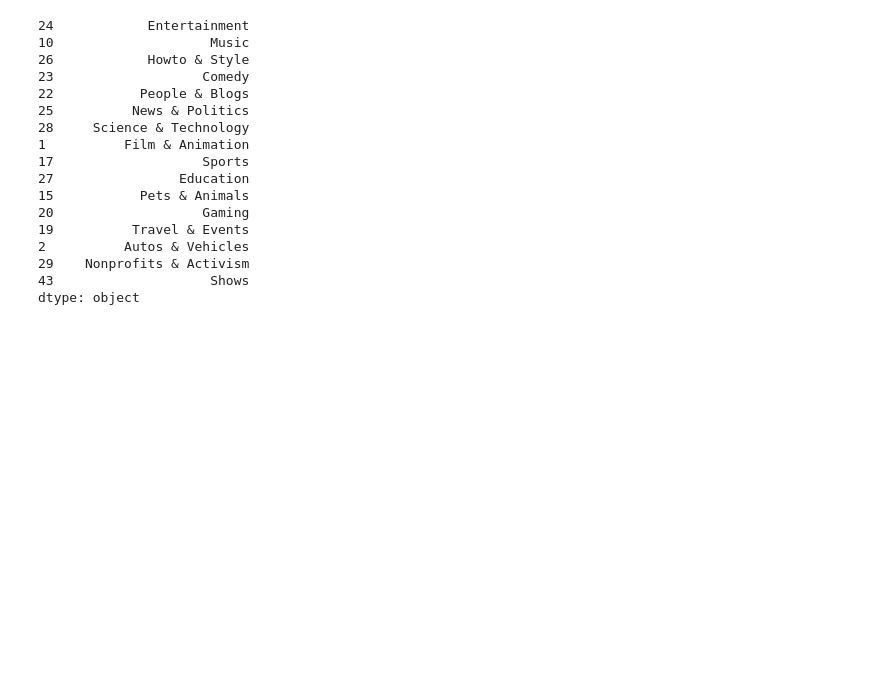
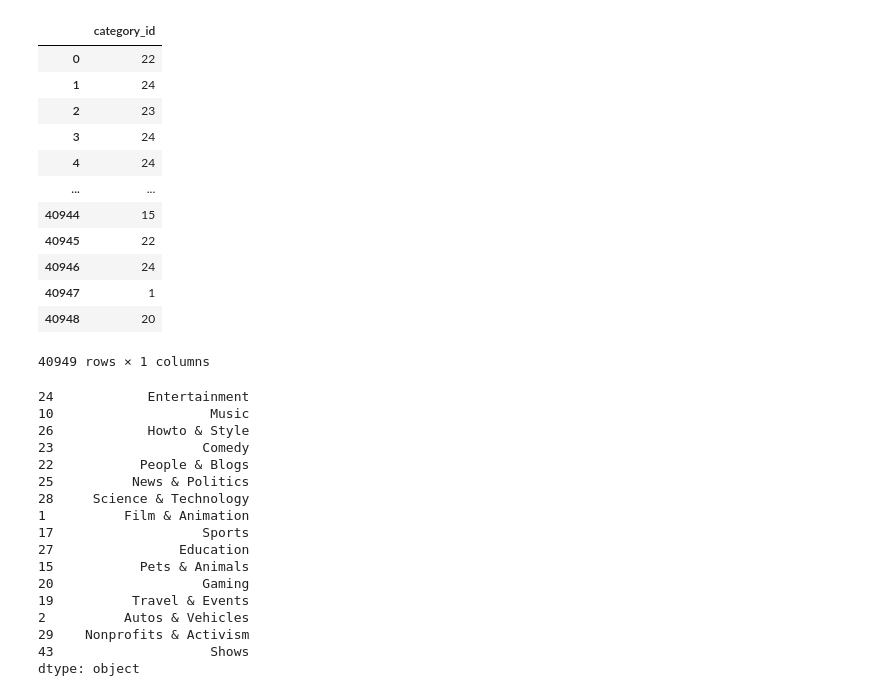
Before and after one commit to RongrongChen1/Final-Project, a Jupyter notebook: Final_Project.ipynb, the cells around one changed output. Drawn from its saved outputs; the diff is of its cells as text; code cells hidden in the pictures; blank space fills up the shorter version.

```diff
--- a/Final_Project.ipynb
+++ b/Final_Project.ipynb
@@ -1,9 +1,24 @@
 # %%
 import pandas as pd
 import matplotlib.pyplot as plt
 import json
 import numpy as np
 df_uv = pd.read_csv('USvideos.csv')
+df_uv[['category_id']]
+# %% [output]
+|  | category_id |
+| 0 | 22 |
+| 1 | 24 |
+| 2 | 23 |
+| 3 | 24 |
+| 4 | 24 |
+| ... | ... |
+| 40944 | 15 |
+| 40945 | 22 |
+| 40946 | 24 |
+| 40947 | 1 |
+| 40948 | 20 |
+40949 rows × 1 columns
 # %%
 # 储备式子
 uv_list = []
```
Also changed, not shown: parts of 3 cells of this notebook, 3 other files.
